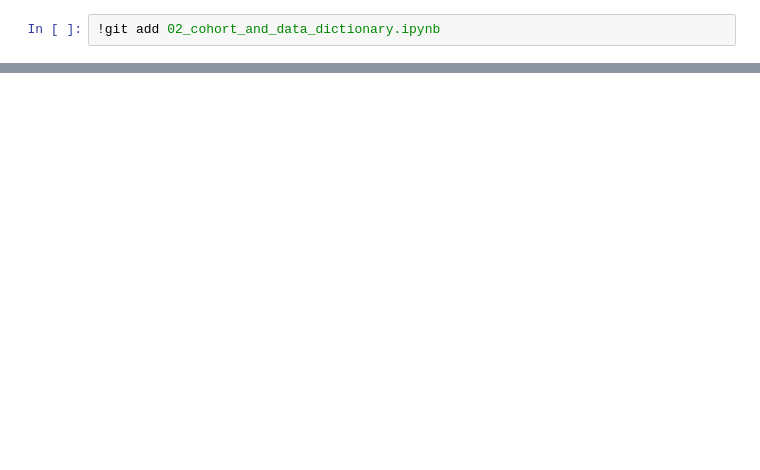
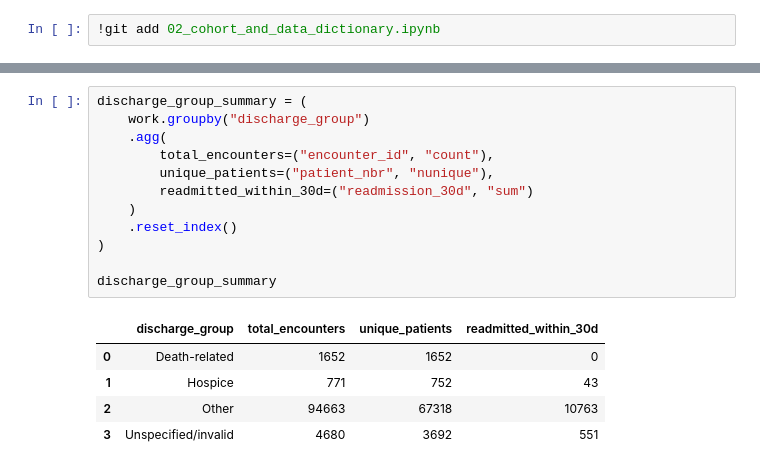
Before and after one commit to gabrielthedatawizard/tanzania-readmission-intelligence-platform-research-engine, a Jupyter notebook: notebooks/python/02_cohort_and_data_dictionary.ipynb, the cells around one changed output, grey strips where cells are left out. Drawn from its saved outputs; the diff is of its cells as text; blank space fills up the shorter version.

```diff
--- a/notebooks/python/02_cohort_and_data_dictionary.ipynb
+++ b/notebooks/python/02_cohort_and_data_dictionary.ipynb
@@ -757,0 +1268,18 @@ discharge_summary
+# %%
+discharge_group_summary = (
+    work.groupby("discharge_group")
+    .agg(
+        total_encounters=("encounter_id", "count"),
+        unique_patients=("patient_nbr", "nunique"),
+        readmitted_within_30d=("readmission_30d", "sum")
+    )
+    .reset_index()
+)
+
+discharge_group_summary
+# %% [output]
+|  | discharge_group | total_encounters | unique_patients | readmitted_within_30d |
+| 0 | Death-related | 1652 | 1652 | 0 |
+| 1 | Hospice | 771 | 752 | 43 |
+| 2 | Other | 94663 | 67318 | 10763 |
+| 3 | Unspecified/invalid | 4680 | 3692 | 551 |
```
Also changed, not shown: parts of 66 cells of this notebook.
